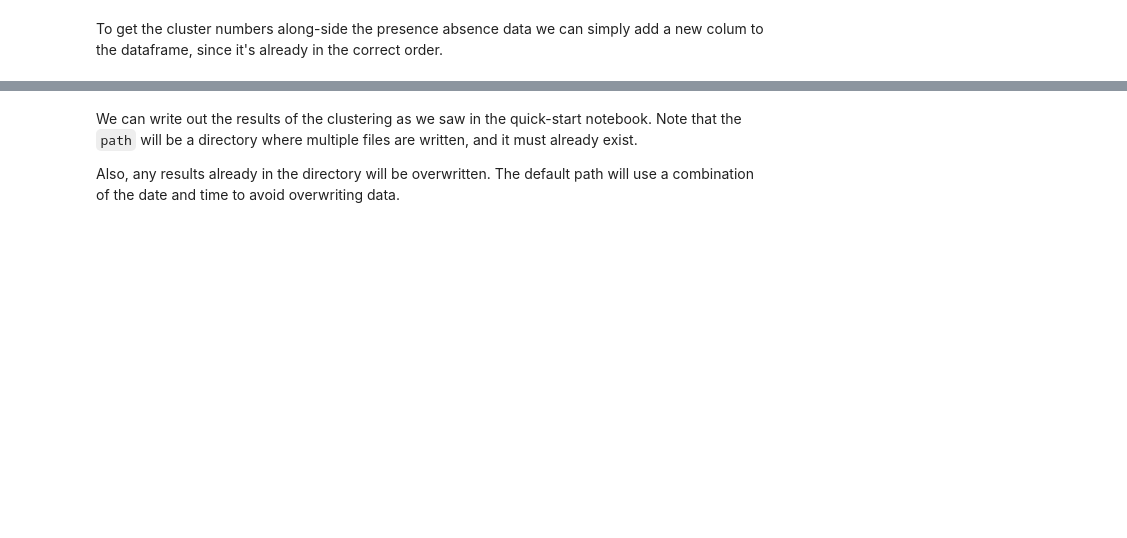
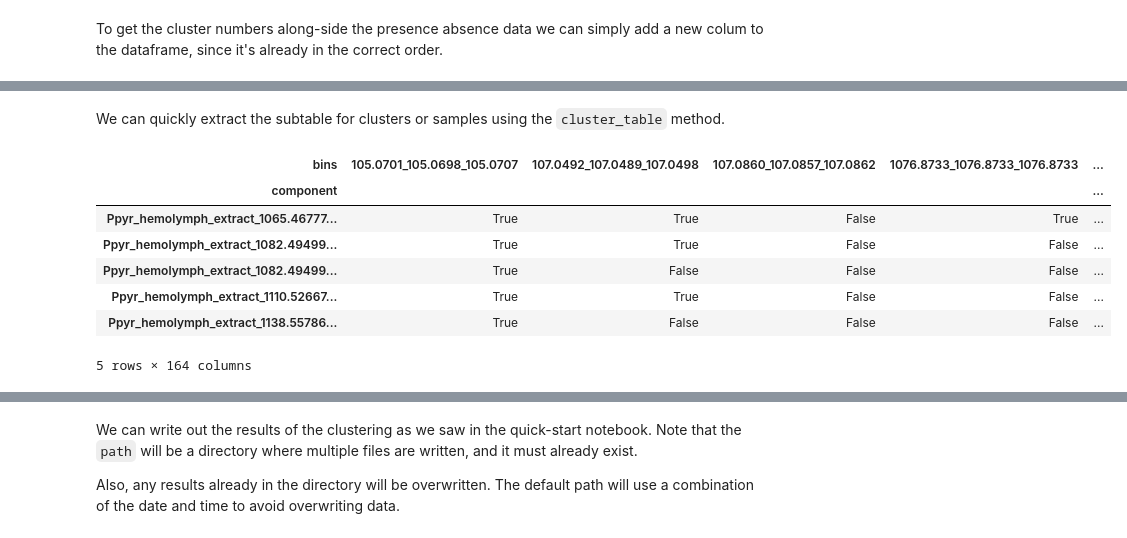
Before and after one commit to ccdmb/BioDendro, a Jupyter notebook: longer-workflow.ipynb, the cells around one changed output, grey strips where cells are left out. Drawn from its saved outputs; the diff is of its cells as text; code cells hidden in the pictures; blank space fills up the shorter version.

```diff
--- a/longer-workflow.ipynb
+++ b/longer-workflow.ipynb
@@ -166,9 +168,11 @@ In fact, the pipeline function returns a tree.
 # %%
-# To pick new clusters without computing a new tree...
+# Show the number of clusters before adjustment
 print("BEFORE: Cutoff:", tree.cutoff, "n clusters:", len(set(tree.clusters)))
 
-tree.cut_tree(cutoff=0.6)
-print("AFTER: Cutoff:", tree.cutoff, "n clusters:", len(set(tree.clusters)))
+# Re-set a new cutoff for clusters
+new_tree=copy.deepcopy(tree)
+new_tree.cut_tree(cutoff=0.8)
 
-# Note that the object's cutoff value is changed.
+# Show number of clusters after adjustment
+print("AFTER: Cutoff:", new_tree.cutoff, "n clusters:", len(set(new_tree.clusters)))
 # %% [output]
@@ -200,0 +207,17 @@ oh.head()
+# %% [markdown]
+We can quickly extract the subtable for clusters or samples using the `cluster_table` method.
+# %%
+# for visualising the ion table of your cluster of interest
+
+# NB .head just shows the first few rows of the table, used here to keep things tidy.
+# Remove .head() if you want to see the whole table.
+new_tree.cluster_table(cluster=3).head()
+# %% [output]
+| bins | 105.0701_105.0698_105.0707 | 107.0492_107.0489_107.0498 | 107.0860_107.0857_107.0862 | 1076.8733_1076.8733_1076.8733 | ... |
+| component |  |  |  |  | ... |
+| Ppyr_hemolymph_extract_1065.46777... | True | True | False | True | ... |
+| Ppyr_hemolymph_extract_1082.49499... | True | True | False | False | ... |
+| Ppyr_hemolymph_extract_1082.49499... | True | False | False | False | ... |
+| Ppyr_hemolymph_extract_1110.52667... | True | True | False | False | ... |
+| Ppyr_hemolymph_extract_1138.55786... | True | False | False | False | ... |
+5 rows × 164 columns
```
Also changed, not shown: parts of 28 cells of this notebook.
